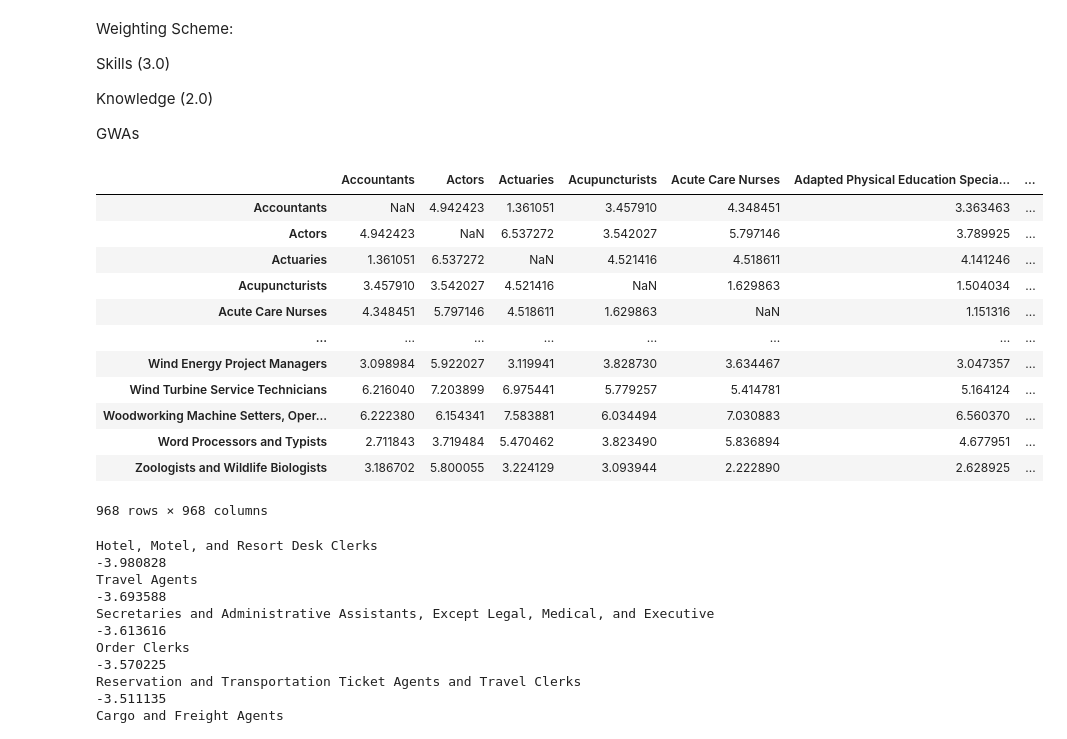
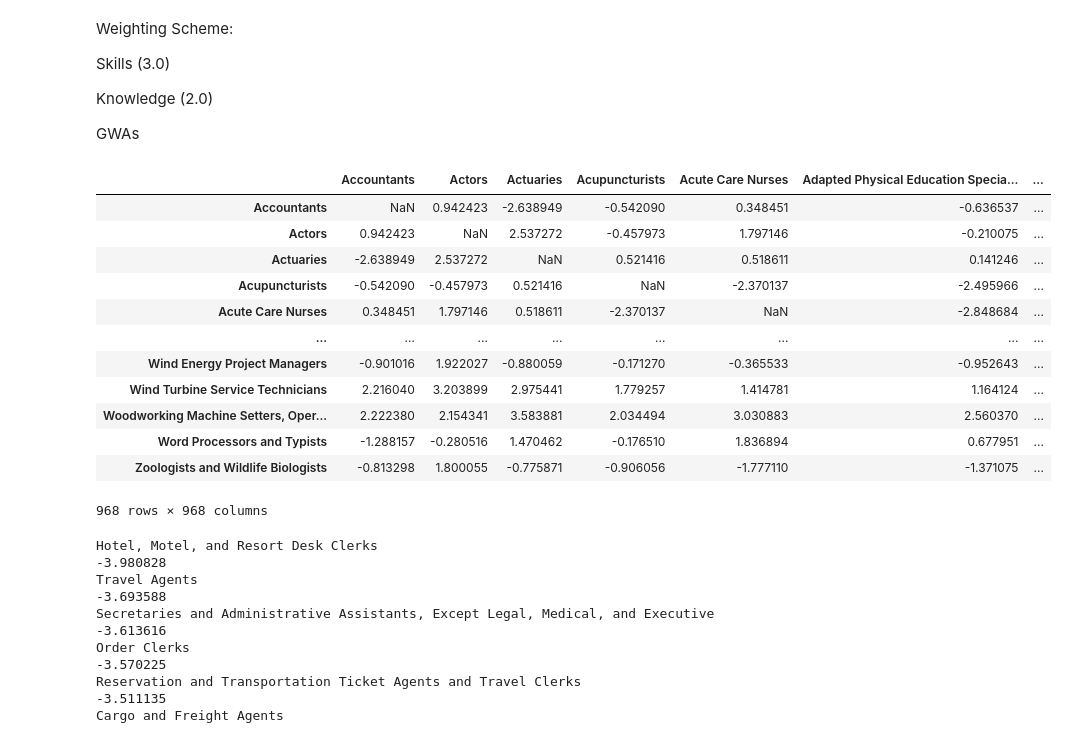
Before and after one commit to thanh17/-UROP-Employment-Pathway, a Jupyter notebook: Python notebooks/Career Changer Replication.ipynb, the cells around one changed output. Cells and saved outputs as stored; diff of their text form; code cells hidden in the pictures.

```diff
--- a/Python notebooks/Career Changer Replication.ipynb
+++ b/Python notebooks/Career Changer Replication.ipynb
@@ -69,20 +69,19 @@ def get_data(connection, descriptor_domain,filt = False,val = None):
         if filt:
             df= pd.read_sql('''
                 SELECT title,job_zone FROM employment.job_zones
-                LEFT JOIN employment.occupation_data USING (onetsoc_code)
-                WHERE job_zone LIKE \''''+ str(val) +'''\'; ''', con = connection)
+                LEFT JOIN employment.occupation_data USING (onetsoc_code); ''', con = connection)
+            df = df[df['job_zone'].isin(val)]
         else:
             df= pd.read_sql('''
                 SELECT title,job_zone FROM employment.job_zones
                 LEFT JOIN employment.occupation_data USING (onetsoc_code);''', con = connection)
-        df
     elif descriptor_domain == 'abilities':
         if filt:
             df= pd.read_sql('''
-            SELECT title, element_name, data_value FROM employment.''' + descriptor_domain + '''
+            SELECT title, element_name, element_id,data_value FROM employment.''' + descriptor_domain + '''
             LEFT JOIN employment.content_model_reference USING (element_id)
-            LEFT JOIN employment.occupation_data USING (onetsoc_code)
-            WHERE element_id LIKE\''''+ val +'''%\'; ''', con = connection)
+            LEFT JOIN employment.occupation_data USING (onetsoc_code); ''', con = connection)
+            df = df[df['element_id'].isin(val)]
 
         else:
             df= pd.read_sql('''
@@ -458,20 +456,20 @@ Knowledge (2.0)
 GWAs
 # %%
 df_out = pd.concat([knowledge_dist.multiply(2),skills_dist.multiply(3),gwas_dist]).groupby(level =0).mean()
-df_out.add(4)
+df_out
 # %% [output]
 |  | Accountants | Actors | Actuaries | Acupuncturists | Acute Care Nurses | Adapted Physical Education Specia... | ... |
-| Accountants | NaN | 4.942423 | 1.361051 | 3.457910 | 4.348451 | 3.363463 | ... |
-| Actors | 4.942423 | NaN | 6.537272 | 3.542027 | 5.797146 | 3.789925 | ... |
-| Actuaries | 1.361051 | 6.537272 | NaN | 4.521416 | 4.518611 | 4.141246 | ... |
-| Acupuncturists | 3.457910 | 3.542027 | 4.521416 | NaN | 1.629863 | 1.504034 | ... |
-| Acute Care Nurses | 4.348451 | 5.797146 | 4.518611 | 1.629863 | NaN | 1.151316 | ... |
+| Accountants | NaN | 0.942423 | -2.638949 | -0.542090 | 0.348451 | -0.636537 | ... |
+| Actors | 0.942423 | NaN | 2.537272 | -0.457973 | 1.797146 | -0.210075 | ... |
+| Actuaries | -2.638949 | 2.537272 | NaN | 0.521416 | 0.518611 | 0.141246 | ... |
+| Acupuncturists | -0.542090 | -0.457973 | 0.521416 | NaN | -2.370137 | -2.495966 | ... |
+| Acute Care Nurses | 0.348451 | 1.797146 | 0.518611 | -2.370137 | NaN | -2.848684 | ... |
 | ... | ... | ... | ... | ... | ... | ... | ... |
-| Wind Energy Project Managers | 3.098984 | 5.922027 | 3.119941 | 3.828730 | 3.634467 | 3.047357 | ... |
-| Wind Turbine Service Technicians | 6.216040 | 7.203899 | 6.975441 | 5.779257 | 5.414781 | 5.164124 | ... |
-| Woodworking Machine Setters, Oper... | 6.222380 | 6.154341 | 7.583881 | 6.034494 | 7.030883 | 6.560370 | ... |
-| Word Processors and Typists | 2.711843 | 3.719484 | 5.470462 | 3.823490 | 5.836894 | 4.677951 | ... |
-| Zoologists and Wildlife Biologists | 3.186702 | 5.800055 | 3.224129 | 3.093944 | 2.222890 | 2.628925 | ... |
+| Wind Energy Project Managers | -0.901016 | 1.922027 | -0.880059 | -0.171270 | -0.365533 | -0.952643 | ... |
+| Wind Turbine Service Technicians | 2.216040 | 3.203899 | 2.975441 | 1.779257 | 1.414781 | 1.164124 | ... |
+| Woodworking Machine Setters, Oper... | 2.222380 | 2.154341 | 3.583881 | 2.034494 | 3.030883 | 2.560370 | ... |
+| Word Processors and Typists | -1.288157 | -0.280516 | 1.470462 | -0.176510 | 1.836894 | 0.677951 | ... |
+| Zoologists and Wildlife Biologists | -0.813298 | 1.800055 | -0.775871 | -0.906056 | -1.777110 | -1.371075 | ... |
 968 rows × 968 columns
 # %%
 df_out.loc['Concierges'].sort_values()[0:10]
```
Also changed, not shown: parts of 5 cells of this notebook.
